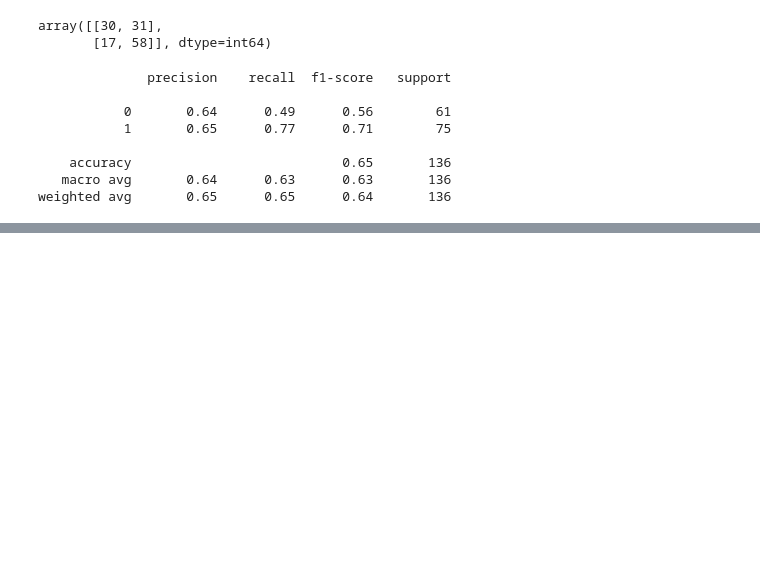
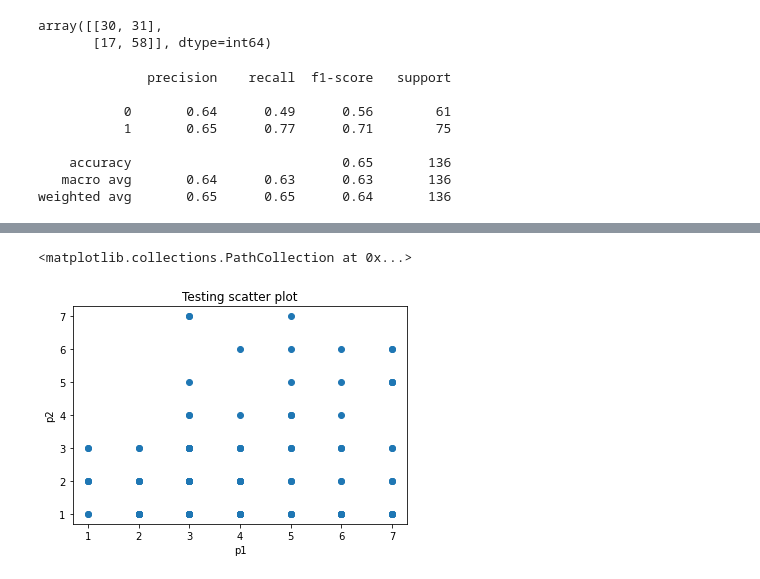
Before and after one commit to jfeiten/PepperCustomers, a Jupyter notebook: data_analysis.ipynb, the cells around one changed output, grey strips where cells are left out. Saved outputs shown, nothing was run; the diff lists cells and outputs as text; code cells hidden in the pictures; blank space fills up the shorter version.

```diff
--- a/data_analysis.ipynb
+++ b/data_analysis.ipynb
@@ -68,0 +134,11 @@ weighted avg       0.65      0.65      0.64       136
+# %%
+fig = plt.figure()
+ax = fig.add_subplot(1,1,1)
+ax.set_xlabel('p1')
+ax.set_ylabel('p2')
+ax.set_title('Testing scatter plot')
+
+ax.scatter(x_pvars['p1'], x_pvars['p2'])
+# %% [output]
+<matplotlib.collections.PathCollection at 0x...>
+[figure, added]
```
Also changed, not shown: parts of 9 cells of this notebook.
